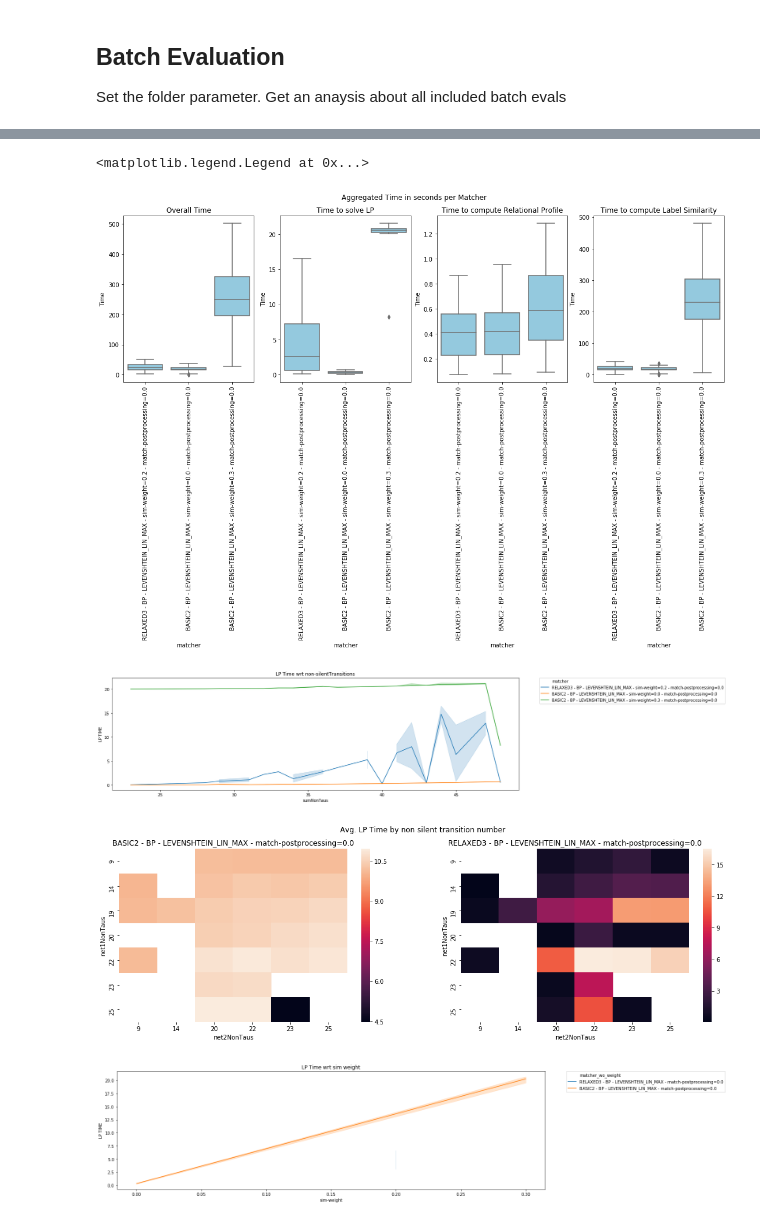
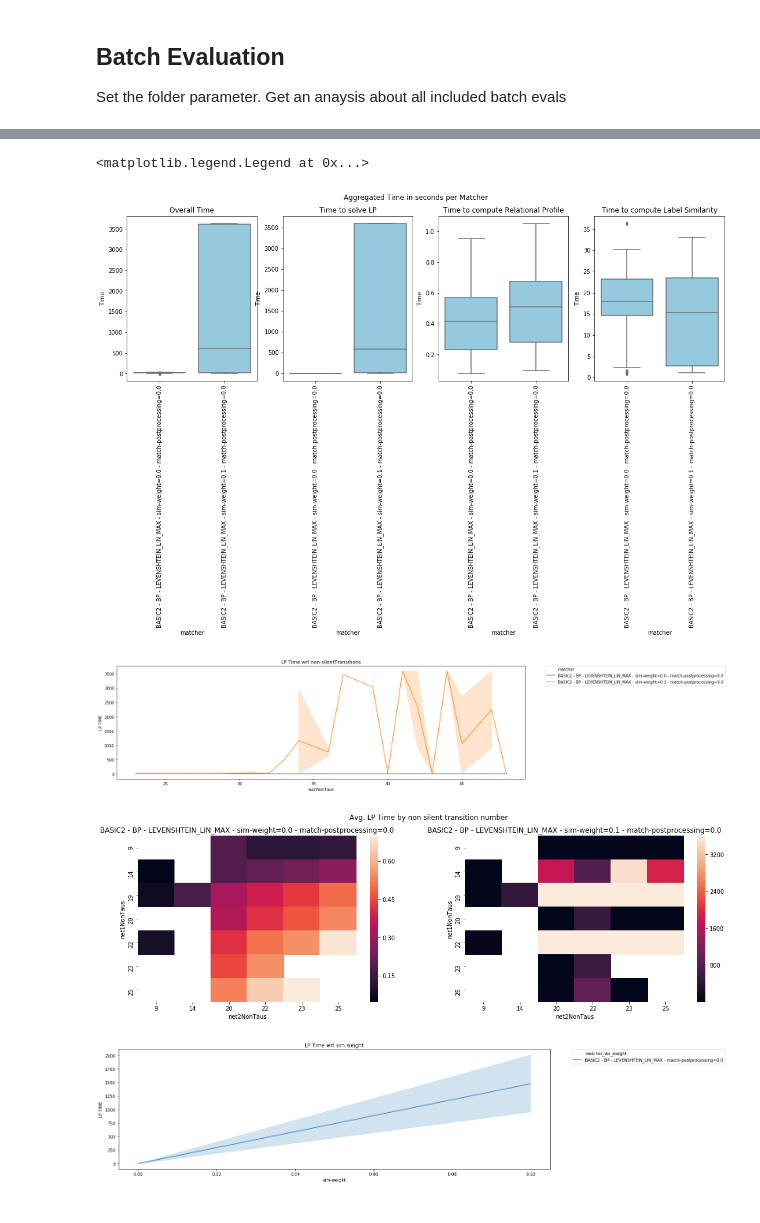
Before and after one commit to julia-kom/bert-ilp-matcher, a Jupyter notebook: src/main/python/Batch Evaluation.ipynb, the cells around one changed output, grey strips where cells are left out. Saved outputs shown, nothing was run; the diff lists cells and outputs as text; code cells hidden in the pictures.

Commit message:
new eval

```diff
--- a/src/main/python/Batch Evaluation.ipynb
+++ b/src/main/python/Batch Evaluation.ipynb
@@ -13,7 +13,7 @@ import os
 import pathlib
 
 #set path to folder
-folder = "../../../eval-results/_server-results/test7_1"
+folder = "../../../eval-results/_server-results/test8"
 net_analysis = "../../../eval-results/_server-results/net-BP-birth/net.eval"
 # %%
 #fetch data
@@ -22,7 +22,7 @@ dfs = []
 #merge all
 for subfolder in dir_list:
     print(subfolder)
-    evalFile = folder +"/" + subfolder +"/aggRetrospectiveResults.eval"
+    evalFile = folder +"/" + subfolder +"/aggResults.eval"
     confFile = folder +"/" + subfolder +"/config.log"
     if os.path.exists(evalFile):
         df = pd.read_csv(evalFile ,encoding="ISO-8859-1", skipinitialspace=True)
@@ -238,36 +231,36 @@ sns.boxplot(x="matcher", y="LABEL-SIM TIME", data=df_, ax=ax4, color='skyblue')
 ax4.set_xticklabels(ax4.get_xticklabels(),rotation=90)
 ax4.set_title("Time to compute Label Similarity")
 ax4.set_ylabel("Time")
 fig.suptitle("Aggregated Time in seconds per Matcher")
 
 # sum of tau transitions analysis
 fig, (ax1) = plt.subplots(1,1)
 fig.set_size_inches(18.5, 5.25)
 sns.lineplot(x="sumNonTaus", y="LP TIME", hue="matcher", data=df_, ax=ax1);
 plt.title("LP Time wrt non-silentTransitions")
 plt.legend(bbox_to_anchor=(1.05, 1), loc=2, borderaxespad=0.)
 
 #heatmap time
-matchers = list(set(df_["matcher_wo_weight"].values))
+matchers = list(set(df_["matcher"].values))
 fig, ax = plt.subplots(int((len(matchers)+1)/2),2)
 axli = ax.flatten()
 fig.set_size_inches(18.5, 5.25)
 fig.suptitle("Avg. LP Time by non silent transition number")
 for i,m in enumerate(matchers, start=0):
-    df_pivot = pd.pivot_table(df_[df_['matcher_wo_weight'] == m], values='LP TIME', index=['net1NonTaus'], columns=['net2NonTaus'],aggfunc=np.mean)
+    df_pivot = pd.pivot_table(df_[df_['matcher'] == m], values='LP TIME', index=['net1NonTaus'], columns=['net2NonTaus'],aggfunc=np.mean)
     sns.heatmap(df_pivot, ax = axli[i])
     axli[i].set_title(m)
 
 
 # time wrt behavioral share
 fig, (ax1) = plt.subplots(1,1)
 fig.set_size_inches(18.5, 5.25)
 sns.lineplot(x="sim-weight", y="LP TIME", hue="matcher_wo_weight", data=df_, ax=ax1);
 plt.title("LP Time wrt sim weight")
 plt.legend(bbox_to_anchor=(1.05, 1), loc=2, borderaxespad=0.)
 # %% [output]
 <matplotlib.legend.Legend at 0x...>
-[figure, old version]
+[figure, new version]
-[figure, old version]
+[figure, new version]
-[figure, old version]
+[figure, new version]
-[figure, old version]
+[figure, new version]
```
Also changed, not shown: parts of 4 cells of this notebook.
